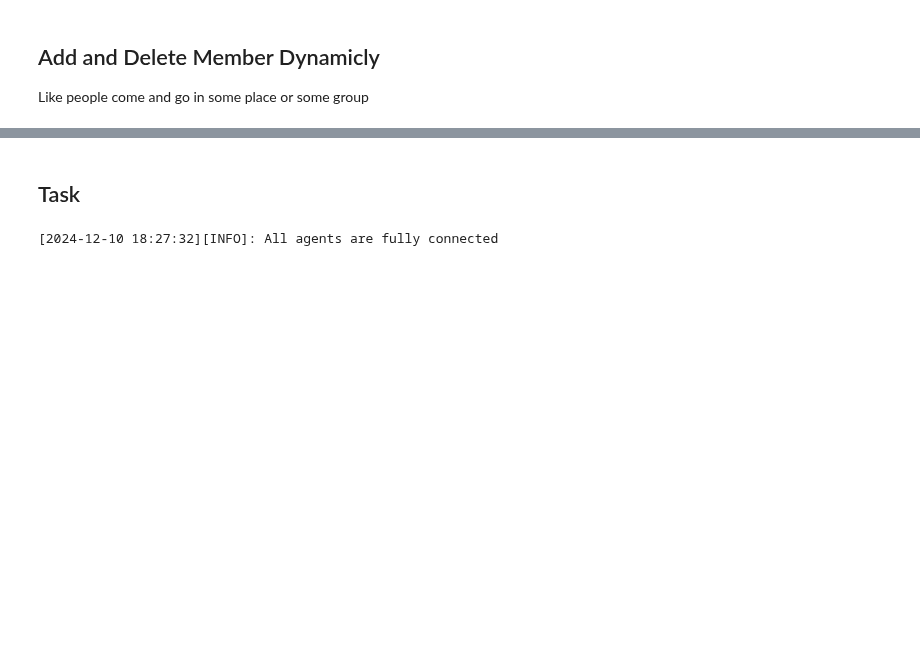
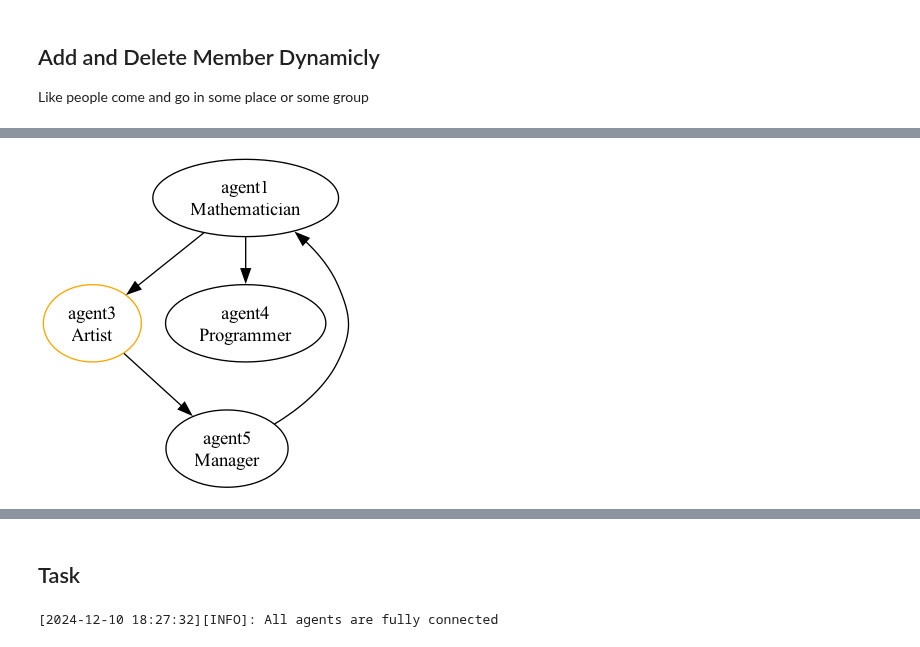
Before and after one commit to ZJCODE/Multi-Agent-Framework, a Jupyter notebook: dev/demo.ipynb, the cells around one changed output, grey strips where cells are left out. Saved outputs shown, nothing was run; the diff lists cells and outputs as text; code cells hidden in the pictures; blank space fills up the shorter version.

```diff
--- a/dev/demo.ipynb
+++ b/dev/demo.ipynb
@@ -228 +248,11 @@ Image(g.draw_relations())
 [figure]
+# %%
+g.add_member(
+        Agent(
+            name="agent5", role="Manager",
+            description="Transfer to me if you don't know who to transfer to.", model_client=model_client
+            ),
+            [("agent3","agent5"),("agent5","agent1")]
+    )
+Image(g.draw_relations())
+# %% [output]
@@ -228,0 +262 @@ Image(g.draw_relations())
+[figure, added]
```
Also changed, not shown: parts of 13 cells of this notebook, 1 other file.
